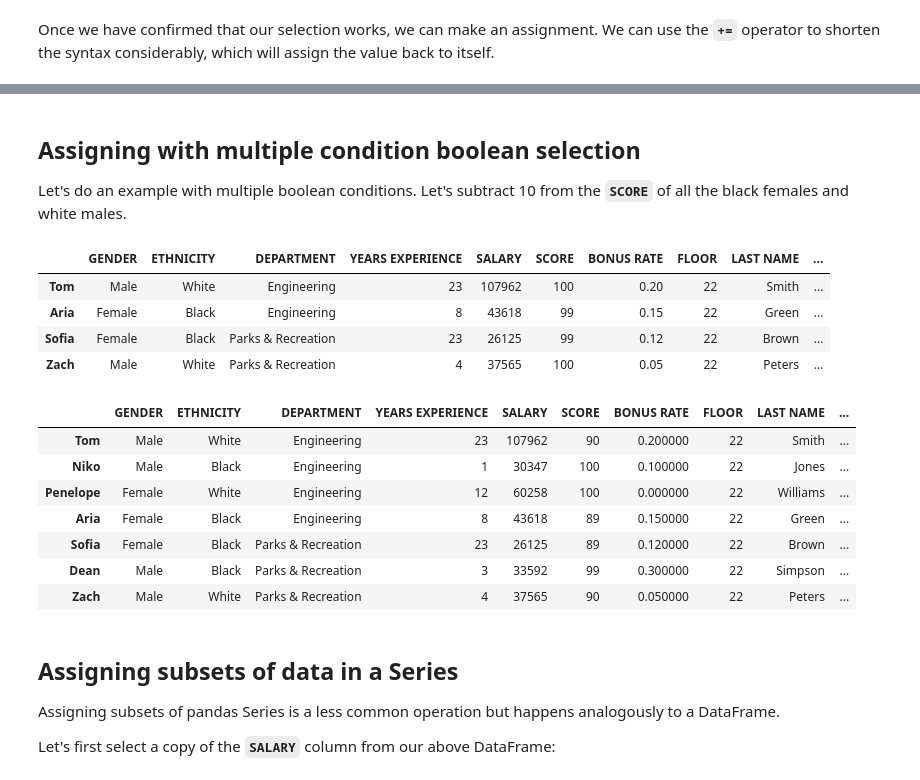
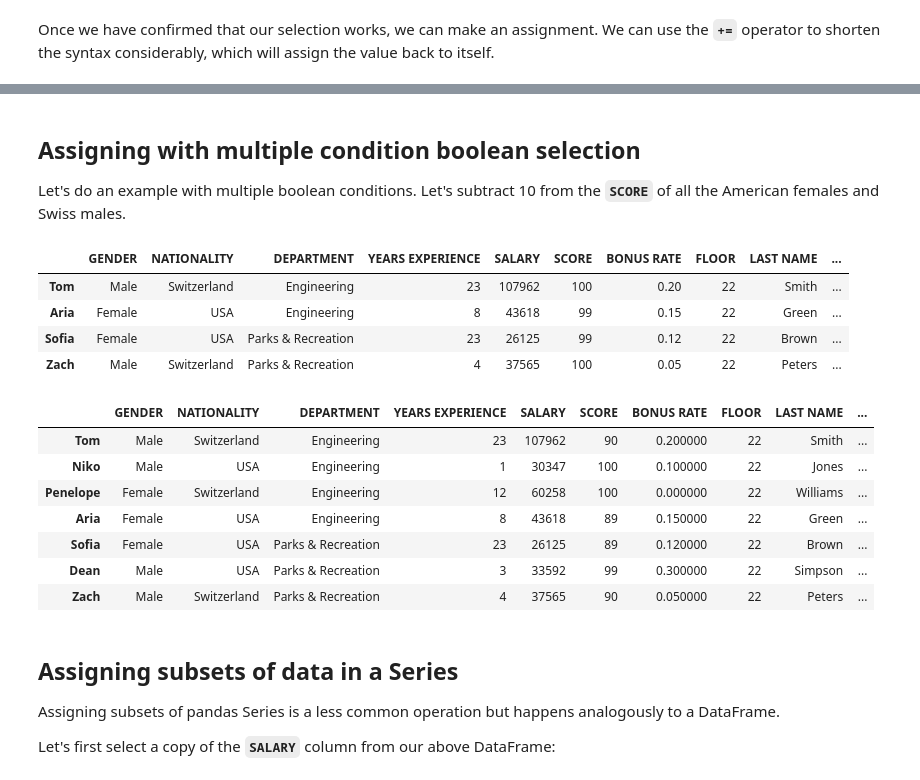
Before and after one commit to michalis0/Business-Intelligence-and-Analytics, a Jupyter notebook: week2 - Pandas and Python/walkthroughs/03 Assigning subsets of data.ipynb, the cells around one changed output, grey strips where cells are left out. Drawn from its saved outputs; the diff is of its cells as text; code cells hidden in the pictures.

```diff
--- a/week2 - Pandas and Python/walkthroughs/03 Assigning subsets of data.ipynb
+++ b/week2 - Pandas and Python/walkthroughs/03 Assigning subsets of data.ipynb
@@ -443,33 +443,33 @@ style_diff(df, df_orig)
 # %% [markdown]
 ## Assigning with multiple condition boolean selection
-Let's do an example with multiple boolean conditions. Let's subtract 10 from the **`SCORE`** of all the black females and white males.
+Let's do an example with multiple boolean conditions. Let's subtract 10 from the **`SCORE`** of all the American females and Swiss males.
 # %%
 #@title
 # check our logic first
-white_male = (df['GENDER'] == 'Male') & (df['ETHNICITY'] == 'White')
-black_female = (df['GENDER'] == 'Female') & (df['ETHNICITY'] == 'Black')
-criteria = white_male | black_female
+swiss_male = (df['GENDER'] == 'Male') & (df['NATIONALITY'] == 'Switzerland')
+us_female = (df['GENDER'] == 'Female') & (df['NATIONALITY'] == 'USA')
+criteria = swiss_male | us_female
 df[criteria]
 # %% [output]
-|  | GENDER | ETHNICITY | DEPARTMENT | YEARS EXPERIENCE | SALARY | SCORE | BONUS RATE | FLOOR | LAST NAME | ... |
-| Tom | Male | White | Engineering | 23 | 107962 | 100 | 0.20 | 22 | Smith | ... |
-| Aria | Female | Black | Engineering | 8 | 43618 | 99 | 0.15 | 22 | Green | ... |
-| Sofia | Female | Black | Parks & Recreation | 23 | 26125 | 99 | 0.12 | 22 | Brown | ... |
-| Zach | Male | White | Parks & Recreation | 4 | 37565 | 100 | 0.05 | 22 | Peters | ... |
+|  | GENDER | NATIONALITY | DEPARTMENT | YEARS EXPERIENCE | SALARY | SCORE | BONUS RATE | FLOOR | LAST NAME | ... |
+| Tom | Male | Switzerland | Engineering | 23 | 107962 | 100 | 0.20 | 22 | Smith | ... |
+| Aria | Female | USA | Engineering | 8 | 43618 | 99 | 0.15 | 22 | Green | ... |
+| Sofia | Female | USA | Parks & Recreation | 23 | 26125 | 99 | 0.12 | 22 | Brown | ... |
+| Zach | Male | Switzerland | Parks & Recreation | 4 | 37565 | 100 | 0.05 | 22 | Peters | ... |
 # %%
 #@title
 df_orig = df.copy()
 df.loc[criteria, 'SCORE'] -= 10
 style_diff(df, df_orig)
 # %% [output]
-|  | GENDER | ETHNICITY | DEPARTMENT | YEARS EXPERIENCE | SALARY | SCORE | BONUS RATE | FLOOR | LAST NAME | ... |
-| Tom | Male | White | Engineering | 23 | 107962 | 90 | 0.200000 | 22 | Smith | ... |
-| Niko | Male | Black | Engineering | 1 | 30347 | 100 | 0.100000 | 22 | Jones | ... |
-| Penelope | Female | White | Engineering | 12 | 60258 | 100 | 0.000000 | 22 | Williams | ... |
-| Aria | Female | Black | Engineering | 8 | 43618 | 89 | 0.150000 | 22 | Green | ... |
-| Sofia | Female | Black | Parks & Recreation | 23 | 26125 | 89 | 0.120000 | 22 | Brown | ... |
-| Dean | Male | Black | Parks & Recreation | 3 | 33592 | 99 | 0.300000 | 22 | Simpson | ... |
-| Zach | Male | White | Parks & Recreation | 4 | 37565 | 90 | 0.050000 | 22 | Peters | ... |
+|  | GENDER | NATIONALITY | DEPARTMENT | YEARS EXPERIENCE | SALARY | SCORE | BONUS RATE | FLOOR | LAST NAME | ... |
+| Tom | Male | Switzerland | Engineering | 23 | 107962 | 90 | 0.200000 | 22 | Smith | ... |
+| Niko | Male | USA | Engineering | 1 | 30347 | 100 | 0.100000 | 22 | Jones | ... |
+| Penelope | Female | Switzerland | Engineering | 12 | 60258 | 100 | 0.000000 | 22 | Williams | ... |
+| Aria | Female | USA | Engineering | 8 | 43618 | 89 | 0.150000 | 22 | Green | ... |
+| Sofia | Female | USA | Parks & Recreation | 23 | 26125 | 89 | 0.120000 | 22 | Brown | ... |
+| Dean | Male | USA | Parks & Recreation | 3 | 33592 | 99 | 0.300000 | 22 | Simpson | ... |
+| Zach | Male | Switzerland | Parks & Recreation | 4 | 37565 | 90 | 0.050000 | 22 | Peters | ... |
 # %% [markdown]
 ## Assigning subsets of data in a Series
 Assigning subsets of pandas Series is a less common operation but happens analogously to a DataFrame.
```
Also changed, not shown: parts of 19 cells of this notebook.
